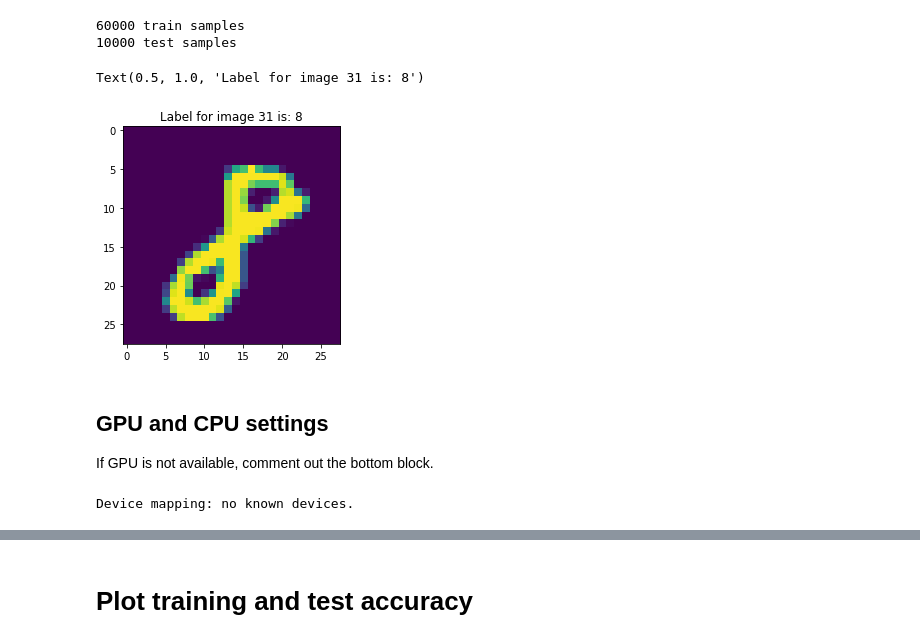
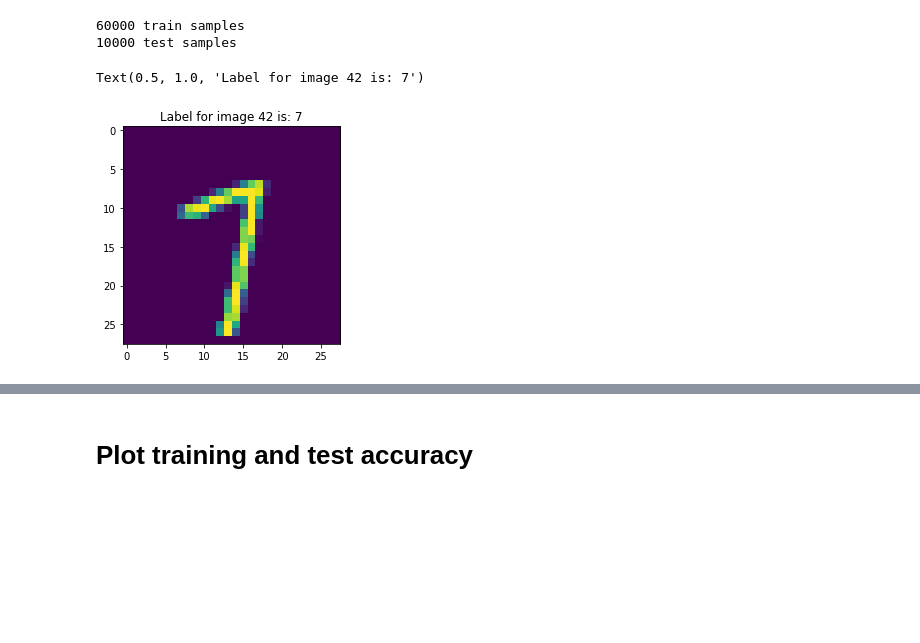
Before and after one commit to Maxikilliane/imui-tutorial, a Jupyter notebook: 01_Model-Training.ipynb, the cells around one changed output, grey strips where cells are left out. Cells and saved outputs as stored; diff of their text form; code cells hidden in the pictures; blank space fills up the shorter version.

```diff
--- a/01_Model-Training.ipynb
+++ b/01_Model-Training.ipynb
@@ -49,34 +65,12 @@ y_test_one_hot = tf.keras.utils.to_categorical(y_test, num_classes)
 60000 train samples
 10000 test samples
 # %%
-i = 31
+i = 42
 plt.imshow(x_train[i].reshape(28, 28)) #np.sqrt(784) = 28
 plt.title("Label for image %i is: %s" % (i, y_train[i]))
 # %% [output]
-Text(0.5, 1.0, 'Label for image 31 is: 8')
+Text(0.5, 1.0, 'Label for image 42 is: 7')
-[figure, old version]
+[figure, new version]
-# %% [markdown]
-## GPU and CPU settings
-If GPU is not available, comment out the bottom block.
-# %%
-# If GPU is not available:
-# GPU_USE = '/cpu:0'
-# config = tf.ConfigProto(device_count = {"GPU": 0})
-
-
-# If GPU is available:
-config = tf.compat.v1.ConfigProto()
-config.log_device_placement = True
-config.allow_soft_placement = True
-config.gpu_options.allocator_type = 'BFC'
-
-# Limit the maximum memory used
-config.gpu_options.per_process_gpu_memory_fraction = 0.1
-
-# set session config
-tf.compat.v1.keras.backend.set_session(tf.compat.v1.Session(config=config))
-# %% [output]
-Device mapping: no known devices.
 # %%
 ########## HYPER PARAMETERS
 batch_size = 128
```
Also changed, not shown: parts of 9 cells of this notebook, 1 other file.
